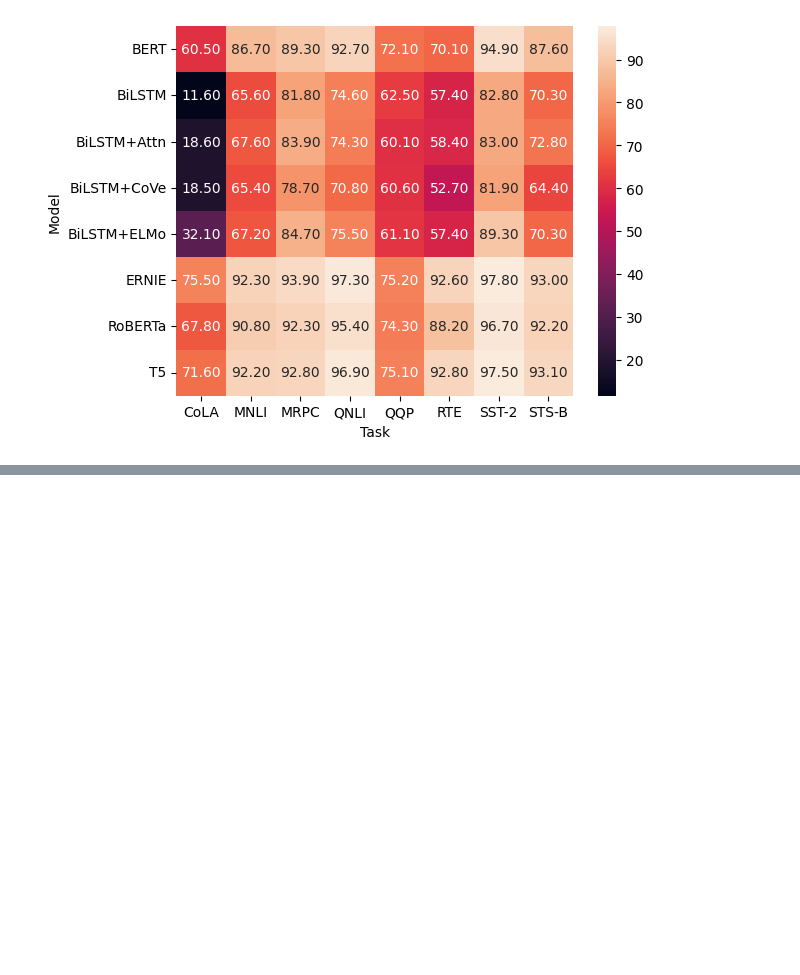
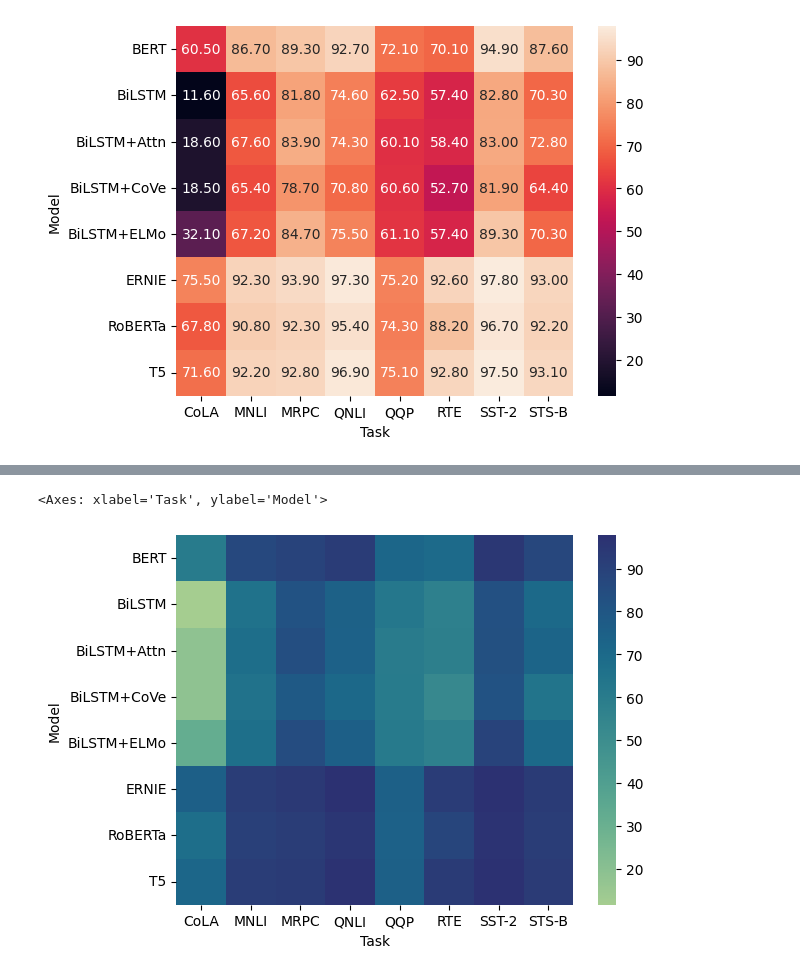
Before and after one commit to anumit-web/Seaborn-tutorial-4, a Jupyter notebook: Seaborn_test_4_2.ipynb, the cells around one changed output, grey strips where cells are left out. Cells and saved outputs as stored; diff of their text form; code cells hidden in the pictures; blank space fills up the shorter version.

```diff
--- a/Seaborn_test_4_2.ipynb
+++ b/Seaborn_test_4_2.ipynb
@@ -116,0 +127,5 @@ sns.heatmap(glue, annot=True, fmt=".2f")
+# %%
+sns.heatmap(glue, cmap="crest")
+# %% [output]
+<Axes: xlabel='Task', ylabel='Model'>
+[figure, added]
```
Also changed, not shown: parts of 5 cells of this notebook.
